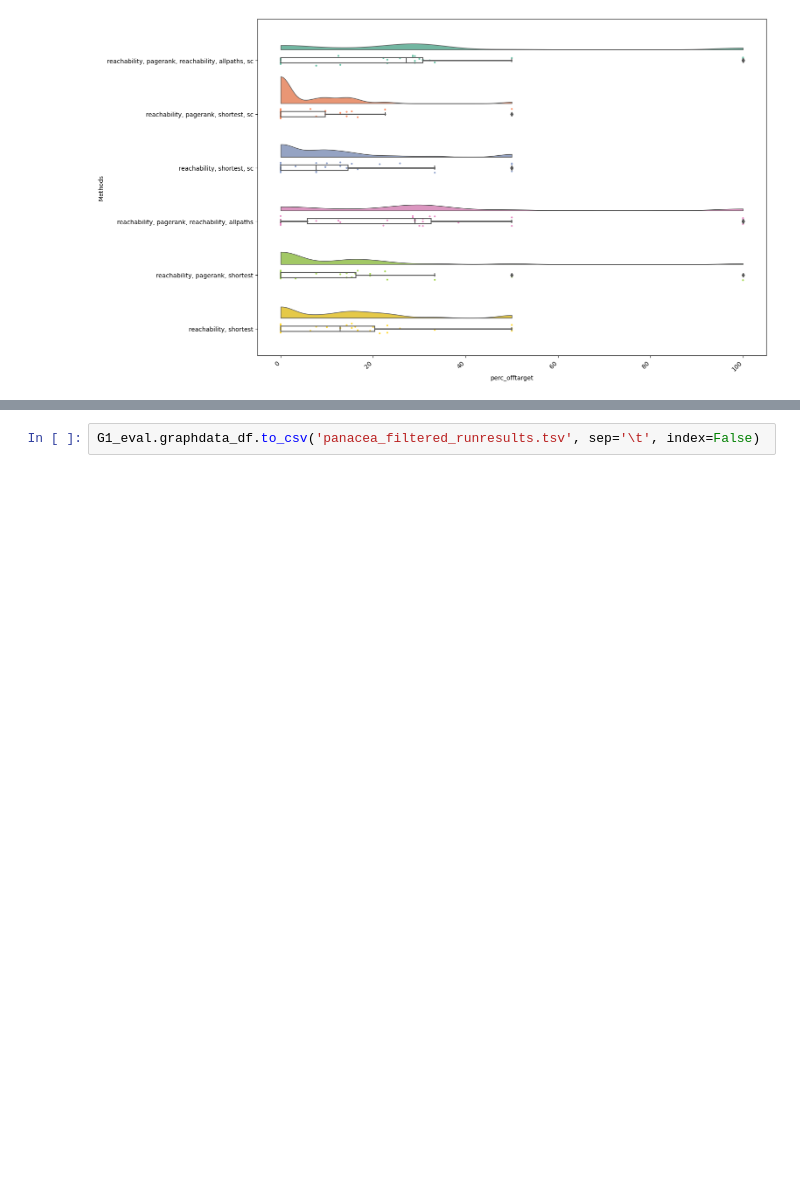
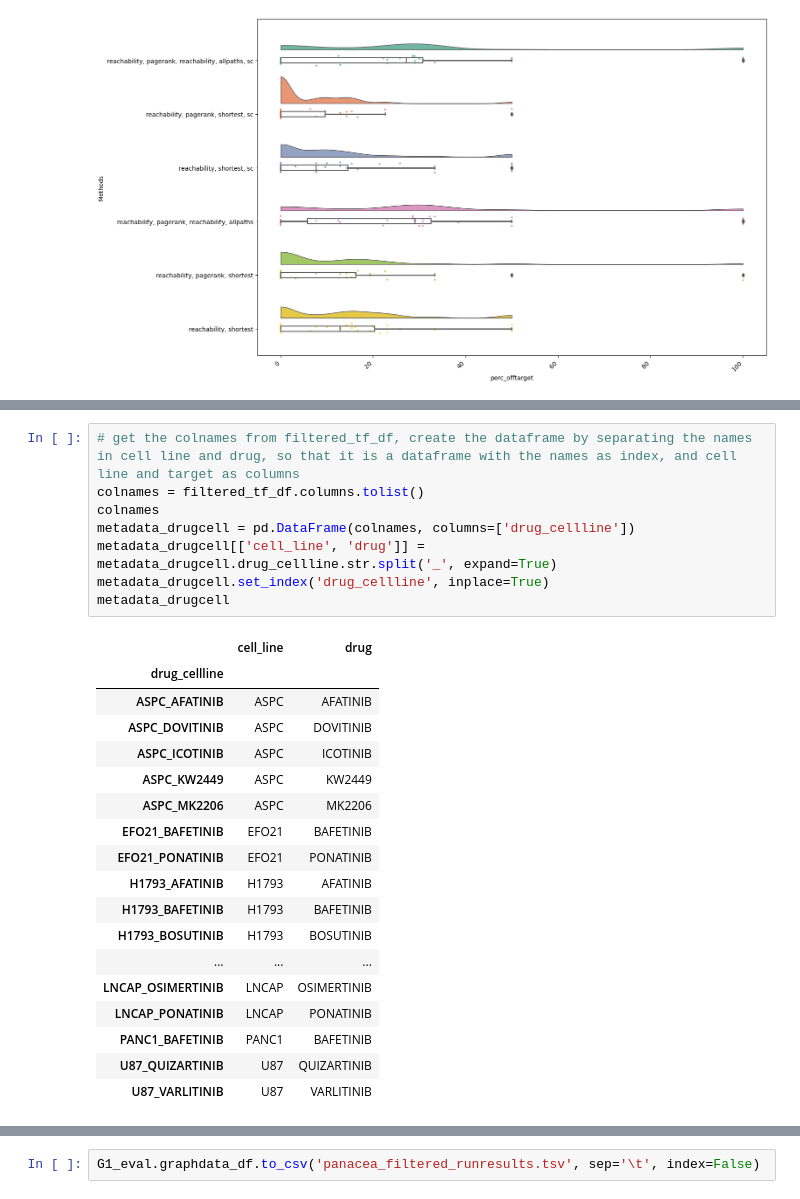
Before and after one commit to saezlab/uptown, a Jupyter notebook: panacea_study.ipynb, the cells around one changed output, grey strips where cells are left out. Cells and saved outputs as stored; diff of their text form; blank space fills up the shorter version.

```diff
--- a/panacea_study.ipynb
+++ b/panacea_study.ipynb
@@ -231,0 +799,27 @@ G1_eval.plot_raincloud_plots('perc_offtarget')
+# %%
+# get the colnames from filtered_tf_df, create the dataframe by separating the names in cell line and drug, so that it is a dataframe with the names as index, and cell line and target as columns
+colnames = filtered_tf_df.columns.tolist()
+colnames
+metadata_drugcell = pd.DataFrame(colnames, columns=['drug_cellline'])
+metadata_drugcell[['cell_line', 'drug']] = metadata_drugcell.drug_cellline.str.split('_', expand=True)
+metadata_drugcell.set_index('drug_cellline', inplace=True)
+metadata_drugcell
+# %% [output]
+|  | cell_line | drug |
+| drug_cellline |  |  |
+| ASPC_AFATINIB | ASPC | AFATINIB |
+| ASPC_DOVITINIB | ASPC | DOVITINIB |
+| ASPC_ICOTINIB | ASPC | ICOTINIB |
+| ASPC_KW2449 | ASPC | KW2449 |
+| ASPC_MK2206 | ASPC | MK2206 |
+| EFO21_BAFETINIB | EFO21 | BAFETINIB |
+| EFO21_PONATINIB | EFO21 | PONATINIB |
+| H1793_AFATINIB | H1793 | AFATINIB |
+| H1793_BAFETINIB | H1793 | BAFETINIB |
+| H1793_BOSUTINIB | H1793 | BOSUTINIB |
+| ... | ... | ... |
+| LNCAP_OSIMERTINIB | LNCAP | OSIMERTINIB |
+| LNCAP_PONATINIB | LNCAP | PONATINIB |
+| PANC1_BAFETINIB | PANC1 | BAFETINIB |
+| U87_QUIZARTINIB | U87 | QUIZARTINIB |
+| U87_VARLITINIB | U87 | VARLITINIB |
```
Also changed, not shown: parts of 11 cells of this notebook, 4 other files.
